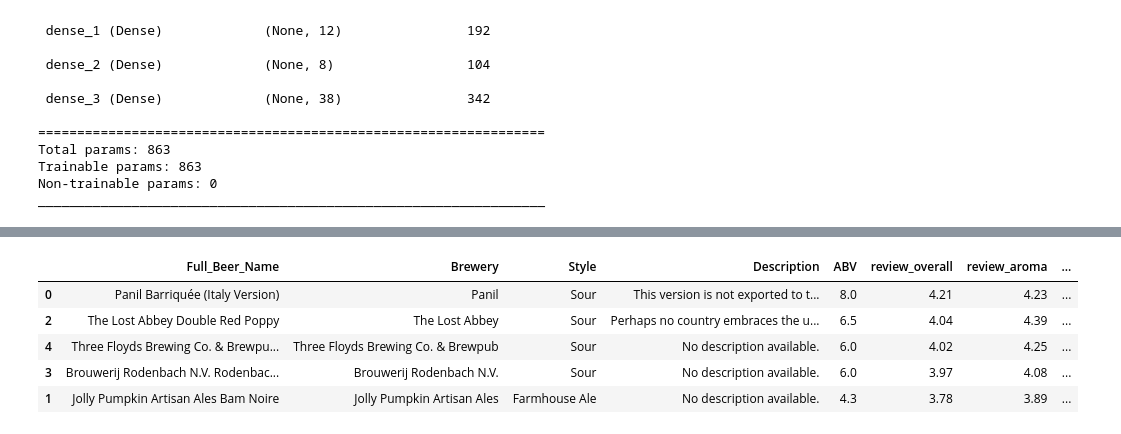
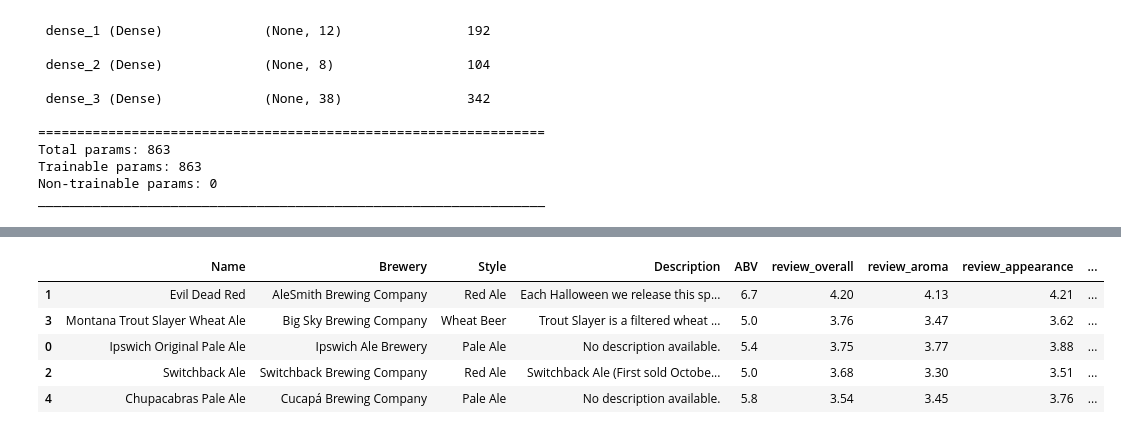
Before and after one commit to Tmalasky/Beer_Recommender, a Jupyter notebook: basic_beer_model.ipynb, the cells around one changed output, grey strips where cells are left out. Saved outputs shown, nothing was run; the diff lists cells and outputs as text; code cells hidden in the pictures.

```diff
--- a/basic_beer_model.ipynb
+++ b/basic_beer_model.ipynb
@@ -15,8 +15,7 @@ import sqlite3
 con = sqlite3.connect("./beer_data.sqlite")
 c = con.cursor()
 # %%
-beers_df = pd.read_sql_query("SELECT * FROM taste_profiles", con)
-beer_stats = pd.read_sql_query("SELECT * FROM beer_stats", con)
+beers_df = pd.read_sql_query("SELECT * FROM beer_stats", con)
 reviews_df = pd.read_sql_query("SELECT * FROM reviews", con)
 # %%
 # Insert Description column
@@ -243,10 +241,14 @@ def similar_beers(beers_df, user_input, style, same_style):
 
     # Top 5 recommendations
     recommends_df = sim_beers_df.loc[queried_indices[0][1:]]
-    recommends_df = recommends_df[['Full_Beer_Name', 'Brewery', 'Style']]
-    recommends_df = pd.merge(recommends_df, reviews_df, how='inner', on=['Full_Beer_Name', 'Brewery', 'Style'])
+    recommends_df = recommends_df[['Name', 'Brewery', 'Style']]
+    recommends_df = pd.merge(recommends_df, reviews_df, how='inner', on=['Name', 'Brewery', 'Style'])
     recommends_df = recommends_df.sort_values(by=['review_overall'], ascending=False)
 
+    # Occasional issue with ABV rounding, map to ensure it is correct
+    # before returning results.
+    recommends_df['ABV'] = recommends_df['ABV'].map("{:.1f}".format)
+
     return recommends_df
 # %%
 # Top 5 similar beers of same style (by overall review score)
@@ -266,12 +264,11 @@ top_5_same_style
 # %%
 # Top 5 similar beers of other styles (by overall review score)
 top_5_diff_style = similar_beers(beers_df, user_input, predicted_style, same_style=False)
-top_5_same_style['ABV'] = top_5_same_style['ABV'].map("{:.1f}".format)
 top_5_diff_style
 # %% [output]
-|  | Full_Beer_Name | Brewery | Style | Description | ABV | review_overall | review_aroma | ... |
-| 0 | Panil Barriquée (Italy Version) | Panil | Sour | This version is not exported to t... | 8.0 | 4.21 | 4.23 | ... |
-| 2 | The Lost Abbey Double Red Poppy | The Lost Abbey | Sour | Perhaps no country embraces the u... | 6.5 | 4.04 | 4.39 | ... |
-| 4 | Three Floyds Brewing Co. & Brewpu... | Three Floyds Brewing Co. & Brewpub | Sour | No description available. | 6.0 | 4.02 | 4.25 | ... |
-| 3 | Brouwerij Rodenbach N.V. Rodenbac... | Brouwerij Rodenbach N.V. | Sour | No description available. | 6.0 | 3.97 | 4.08 | ... |
-| 1 | Jolly Pumpkin Artisan Ales Bam Noire | Jolly Pumpkin Artisan Ales | Farmhouse Ale | No description available. | 4.3 | 3.78 | 3.89 | ... |
+|  | Name | Brewery | Style | Description | ABV | review_overall | review_aroma | review_appearance | ... |
+| 1 | Evil Dead Red | AleSmith Brewing Company | Red Ale | Each Halloween we release this sp... | 6.7 | 4.20 | 4.13 | 4.21 | ... |
+| 3 | Montana Trout Slayer Wheat Ale | Big Sky Brewing Company | Wheat Beer | Trout Slayer is a filtered wheat ... | 5.0 | 3.76 | 3.47 | 3.62 | ... |
+| 0 | Ipswich Original Pale Ale | Ipswich Ale Brewery | Pale Ale | No description available. | 5.4 | 3.75 | 3.77 | 3.88 | ... |
+| 2 | Switchback Ale | Switchback Brewing Company | Red Ale | Switchback Ale (First sold Octobe... | 5.0 | 3.68 | 3.30 | 3.51 | ... |
+| 4 | Chupacabras Pale Ale | Cucapá Brewing Company | Pale Ale | No description available. | 5.8 | 3.54 | 3.45 | 3.76 | ... |
```
Also changed, not shown: parts of 8 cells of this notebook, 2 other files.
